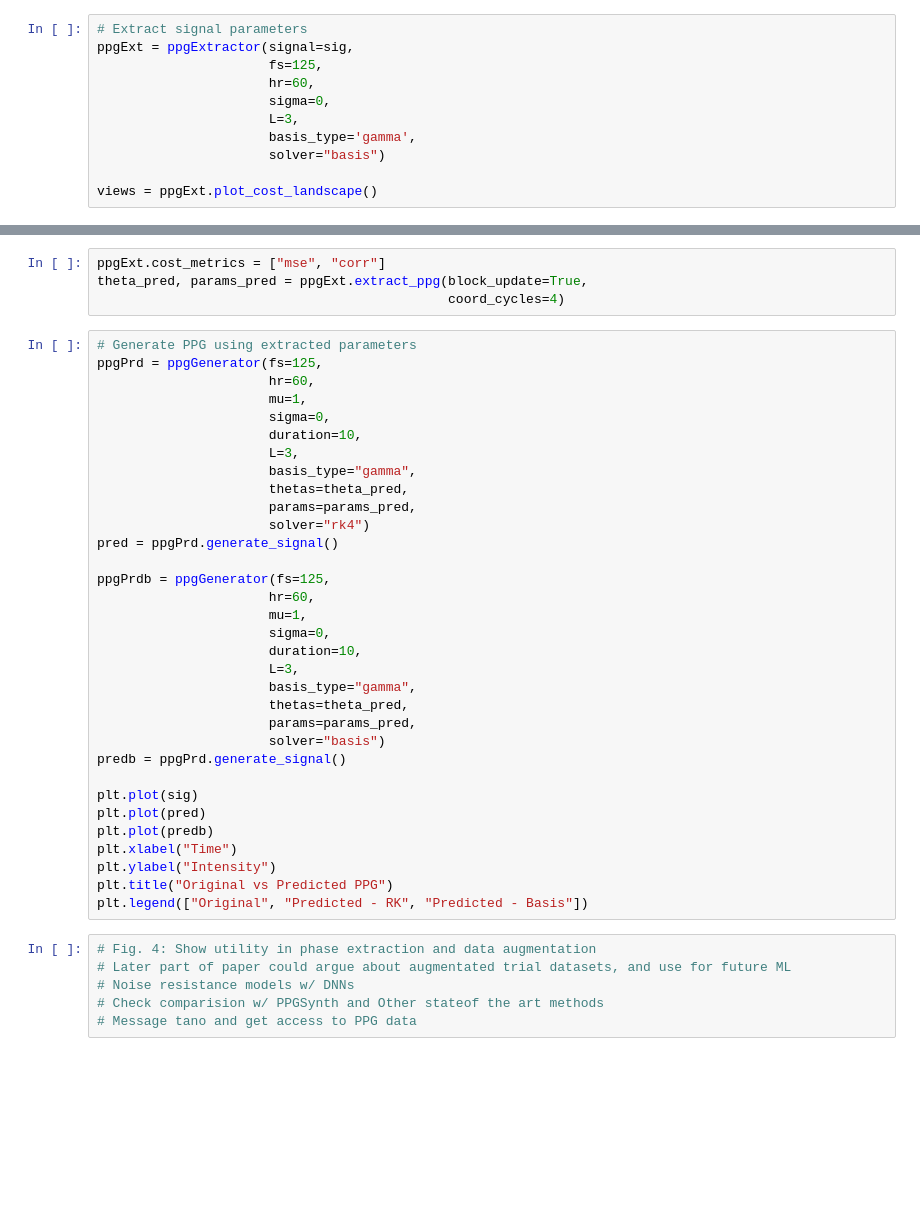
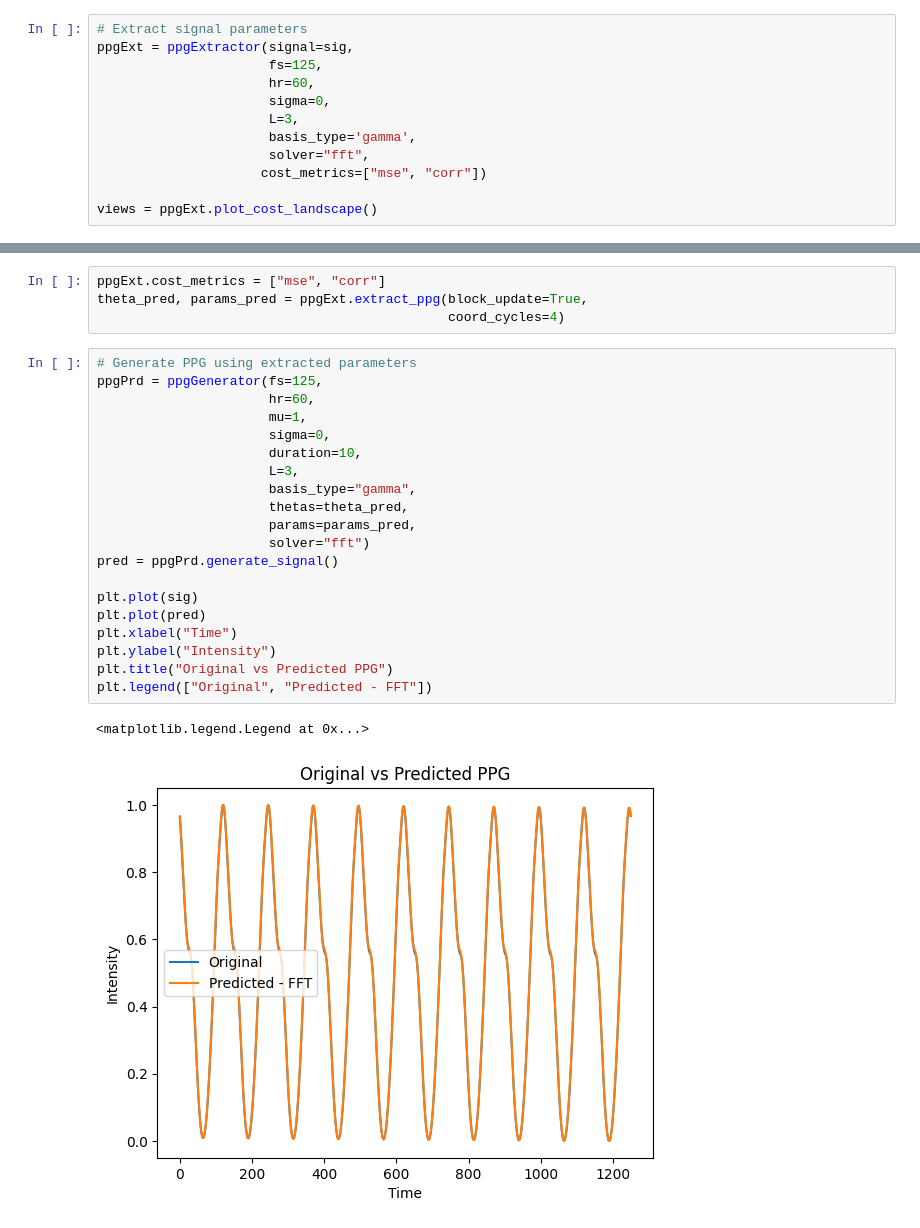
Before and after one commit to BailabUNC/ppg-basis, a Jupyter notebook: base_tb.ipynb, the cells around one changed output, grey strips where cells are left out. Drawn from its saved outputs; the diff is of its cells as text; blank space fills up the shorter version.

Commit message:
add new cost metrics, fix some initilaization bugs

```diff
--- a/base_tb.ipynb
+++ b/base_tb.ipynb
@@ -26,6 +35,7 @@ ppgExt = ppgExtractor(signal=sig,
                       sigma=0,
                       L=3,
                       basis_type='gamma',
-                      solver="basis")
+                      solver="fft",
+                     cost_metrics=["mse", "corr"])
 
 views = ppgExt.plot_cost_landscape()
@@ -39,39 +60,23 @@ theta_pred, params_pred = ppgExt.extract_ppg(block_update=True,
 # %%
 # Generate PPG using extracted parameters
 ppgPrd = ppgGenerator(fs=125,
                       hr=60,
                       mu=1,
                       sigma=0,
                       duration=10,
                       L=3,
                       basis_type="gamma",
                       thetas=theta_pred,
                       params=params_pred,
-                      solver="rk4")
+                      solver="fft")
 pred = ppgPrd.generate_signal()
-
-ppgPrdb = ppgGenerator(fs=125,
-                      hr=60,
-                      mu=1,
-                      sigma=0,
-                      duration=10,
-                      L=3,
-                      basis_type="gamma",
-                      thetas=theta_pred,
-                      params=params_pred,
-                      solver="basis")
-predb = ppgPrd.generate_signal()
 
 plt.plot(sig)
 plt.plot(pred)
-plt.plot(predb)
 plt.xlabel("Time")
 plt.ylabel("Intensity")
 plt.title("Original vs Predicted PPG")
-plt.legend(["Original", "Predicted - RK", "Predicted - Basis"])
+plt.legend(["Original", "Predicted - FFT"])
+# %% [output]
+<matplotlib.legend.Legend at 0x...>
+[figure, added]
-# %%
-# Fig. 4: Show utility in phase extraction and data augmentation
-# Later part of paper could argue about augmentated trial datasets, and use for future ML
-# Noise resistance models w/ DNNs
-# Check comparision w/ PPGSynth and Other stateof the art methods
-# Message tano and get access to PPG data
```
Also changed, not shown: parts of 4 cells of this notebook, 6 other files.
